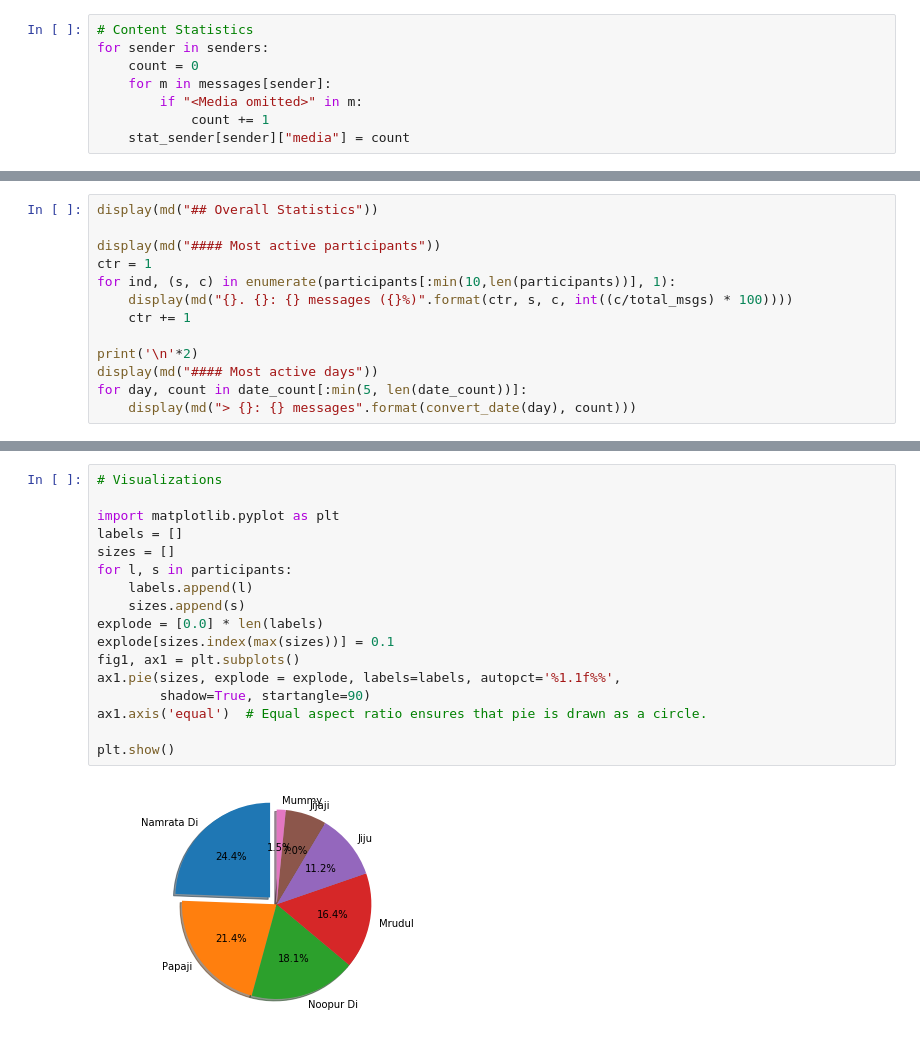
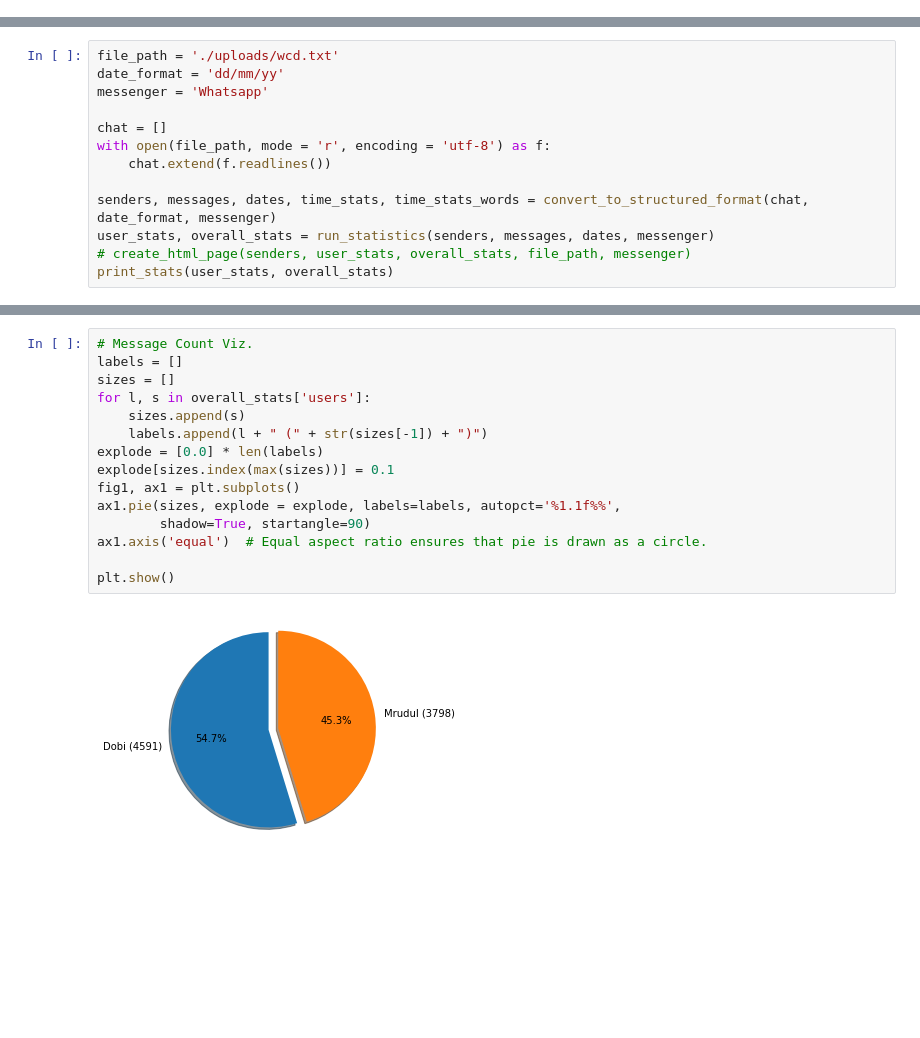
Before and after one commit to ZER0-C0oL/whatsapp-chat-analysis-and-visualization, a Jupyter notebook: chat_analysis.ipynb, the cells around one changed output, grey strips where cells are left out. Drawn from its saved outputs; the diff is of its cells as text; blank space fills up the shorter version.

Commit message:
add visualizations

```diff
--- a/chat_analysis.ipynb
+++ b/chat_analysis.ipynb
@@ -150,8 +170,0 @@ for sender in senders:
-# %%
-# Content Statistics
-for sender in senders:
-    count = 0
-    for m in messages[sender]:
-        if "<Media omitted>" in m:
-            count += 1
-    stat_sender[sender]["media"] = count
@@ -204,13 +170,0 @@ for ctr, sender in enumerate(senders,1):
-# %%
-display(md("## Overall Statistics"))
-
-display(md("#### Most active participants"))
-ctr = 1
-for ind, (s, c) in enumerate(participants[:min(10,len(participants))], 1):
-    display(md("{}. {}: {} messages ({}%)".format(ctr, s, c, int((c/total_msgs) * 100))))
-    ctr += 1
-
-print('\n'*2)
-display(md("#### Most active days"))
-for day, count in date_count[:min(5, len(date_count))]:
-    display(md("> {}: {} messages".format(convert_date(day), count)))
@@ -230,0 +251,13 @@ for day, count in date_count[:min(5, len(date_count))]:
+# %%
+file_path = './uploads/wcd.txt'
+date_format = 'dd/mm/yy'
+messenger = 'Whatsapp'
+
+chat = []
+with open(file_path, mode = 'r', encoding = 'utf-8') as f:
+    chat.extend(f.readlines())
+
+senders, messages, dates, time_stats, time_stats_words = convert_to_structured_format(chat, date_format, messenger)
+user_stats, overall_stats = run_statistics(senders, messages, dates, messenger)
+# create_html_page(senders, user_stats, overall_stats, file_path, messenger)
+print_stats(user_stats, overall_stats)
@@ -231,19 +347,17 @@ for day, count in date_count[:min(5, len(date_count))]:
 # %%
-# Visualizations
-
-import matplotlib.pyplot as plt
+# Message Count Viz.
 labels = []
 sizes = []
-for l, s in participants:
-    labels.append(l)
+for l, s in overall_stats['users']:
     sizes.append(s)
+    labels.append(l + " (" + str(sizes[-1]) + ")")
 explode = [0.0] * len(labels)
 explode[sizes.index(max(sizes))] = 0.1
 fig1, ax1 = plt.subplots()
 ax1.pie(sizes, explode = explode, labels=labels, autopct='%1.1f%%',
         shadow=True, startangle=90)
 ax1.axis('equal')  # Equal aspect ratio ensures that pie is drawn as a circle.
 
 plt.show()
 # %% [output]
-[figure, old version]
+[figure, new version]
```
Also changed, not shown: parts of 20 cells of this notebook, 13 other files.
